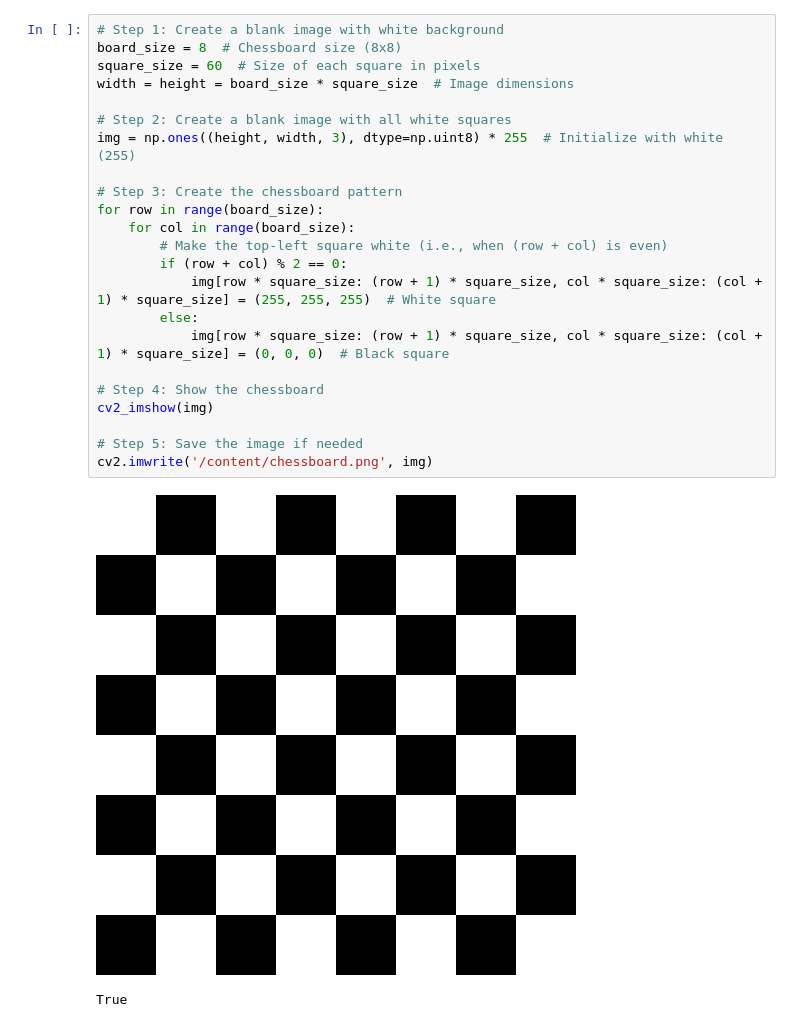
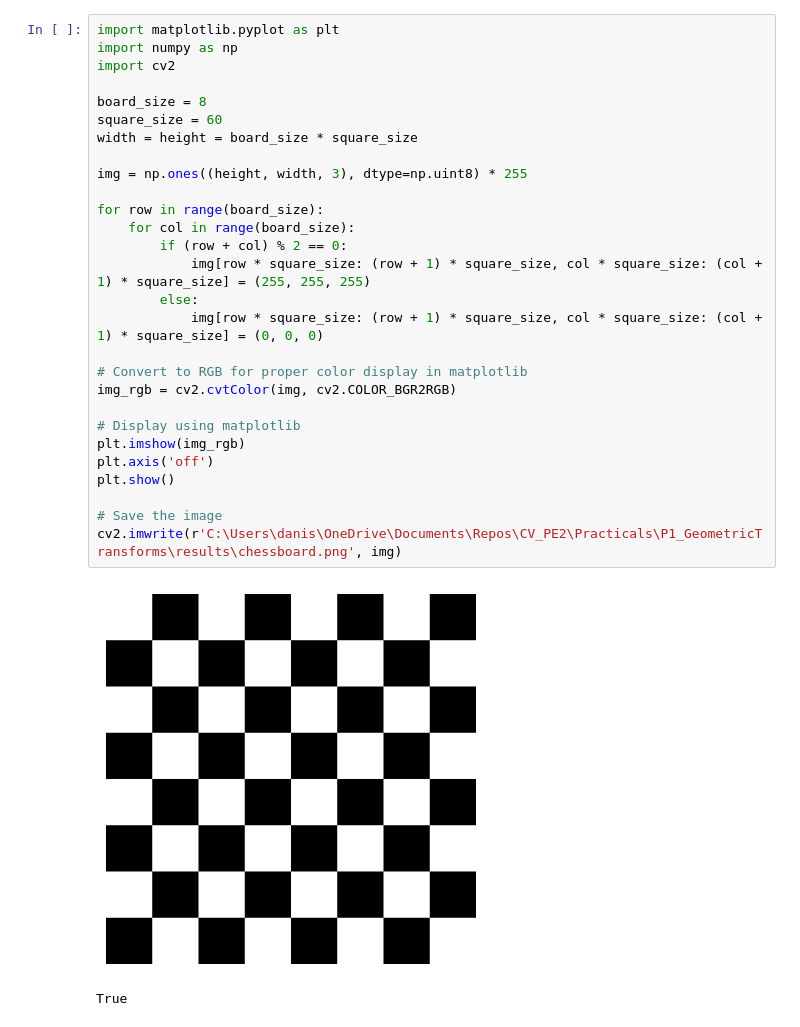
Before and after one commit to Danish-588/CV_PE2, a Jupyter notebook: Practicals/P1_GeometricTransforms/CV1.ipynb, the cells around one changed output. Saved outputs shown, nothing was run; the diff lists cells and outputs as text.

```diff
--- a/Practicals/P1_GeometricTransforms/CV1.ipynb
+++ b/Practicals/P1_GeometricTransforms/CV1.ipynb
@@ -189,28 +241,33 @@ cv2.imwrite('/content/diagonal_split.png', img)
 True
 # %%
-# Step 1: Create a blank image with white background
-board_size = 8  # Chessboard size (8x8)
-square_size = 60  # Size of each square in pixels
-width = height = board_size * square_size  # Image dimensions
+import matplotlib.pyplot as plt
+import numpy as np
+import cv2
 
-# Step 2: Create a blank image with all white squares
-img = np.ones((height, width, 3), dtype=np.uint8) * 255  # Initialize with white (255)
+board_size = 8
+square_size = 60
+width = height = board_size * square_size
 
-# Step 3: Create the chessboard pattern
+img = np.ones((height, width, 3), dtype=np.uint8) * 255
+
 for row in range(board_size):
     for col in range(board_size):
-        # Make the top-left square white (i.e., when (row + col) is even)
         if (row + col) % 2 == 0:
-            img[row * square_size: (row + 1) * square_size, col * square_size: (col + 1) * square_size] = (255, 255, 255)  # White square
+            img[row * square_size: (row + 1) * square_size, col * square_size: (col + 1) * square_size] = (255, 255, 255)
         else:
-            img[row * square_size: (row + 1) * square_size, col * square_size: (col + 1) * square_size] = (0, 0, 0)  # Black square
+            img[row * square_size: (row + 1) * square_size, col * square_size: (col + 1) * square_size] = (0, 0, 0)
 
-# Step 4: Show the chessboard
-cv2_imshow(img)
+# Convert to RGB for proper color display in matplotlib
+img_rgb = cv2.cvtColor(img, cv2.COLOR_BGR2RGB)
 
-# Step 5: Save the image if needed
-cv2.imwrite('/content/chessboard.png', img)
+# Display using matplotlib
+plt.imshow(img_rgb)
+plt.axis('off')
+plt.show()
+
+# Save the image
+cv2.imwrite(r'C:\Users\danis\OneDrive\Documents\Repos\CV_PE2\Practicals\P1_GeometricTransforms\results\chessboard.png', img)
 # %% [output]
-[figure, old version]
+[figure, new version]
 True
 # %%
```
Also changed, not shown: parts of 8 cells of this notebook, 7 other files.
